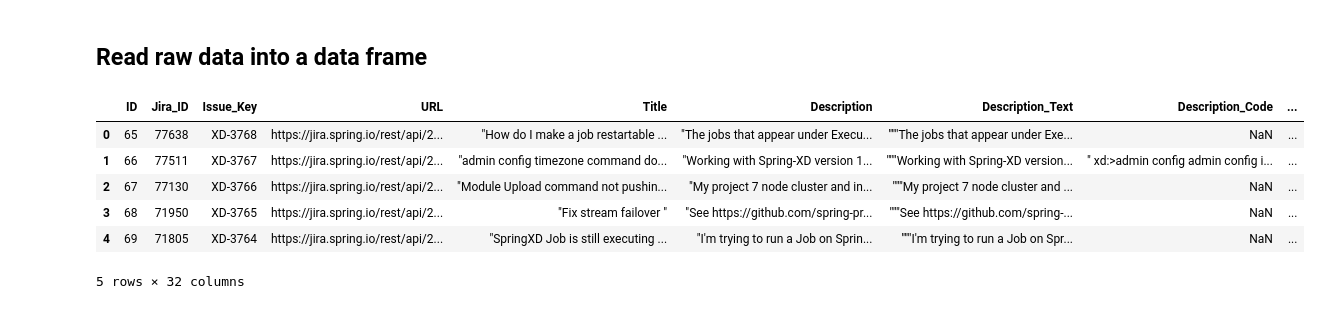
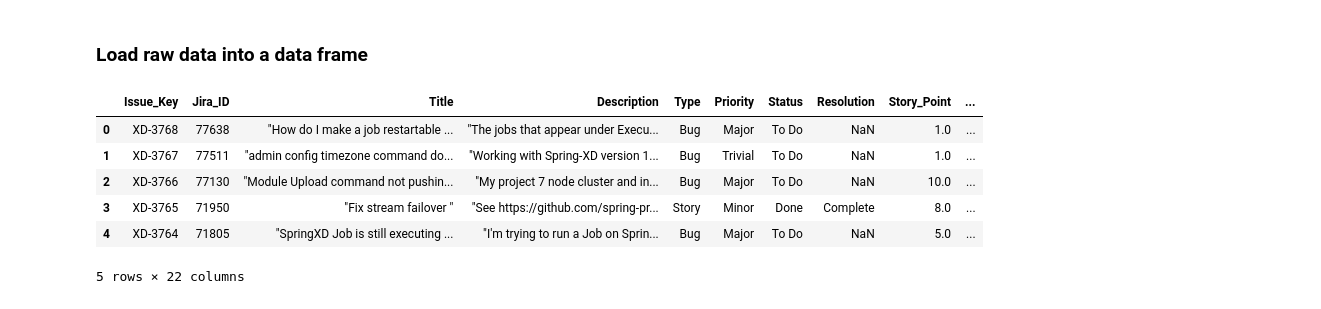
Before and after one commit to Pharoouzy/asee-system-using-fgra-ml, a Jupyter notebook: notebooks/data_exploration.ipynb, the cells around one changed output. Drawn from its saved outputs; the diff is of its cells as text; code cells hidden in the pictures.

```diff
--- a/notebooks/data_exploration.ipynb
+++ b/notebooks/data_exploration.ipynb
@@ -24,13 +32,17 @@ raw_data = DataIngestion().ingest()
 # %% [markdown]
-## Read raw data into a data frame
+### Load raw data into a data frame
 # %%
-df = pd.read_csv(raw_data)
-df.head()
+# Load the dataset
+# data = pd.read_csv(raw_data)
+data = pd.read_csv('../data/raw/raw_data_full_.csv')
+
+# Display the first few rows to inspect the structure
+data.head()
 # %% [output]
-|  | ID | Jira_ID | Issue_Key | URL | Title | Description | Description_Text | Description_Code | ... |
-| 0 | 65 | 77638 | XD-3768 | https://jira.spring.io/rest/api/2... | "How do I make a job restartable ... | "The jobs that appear under Execu... | """The jobs that appear under Exe... | NaN | ... |
-| 1 | 66 | 77511 | XD-3767 | https://jira.spring.io/rest/api/2... | "admin config timezone command do... | "Working with Spring-XD version 1... | """Working with Spring-XD version... | " xd:>admin config admin config i... | ... |
-| 2 | 67 | 77130 | XD-3766 | https://jira.spring.io/rest/api/2... | "Module Upload command not pushin... | "My project 7 node cluster and in... | """My project 7 node cluster and ... | NaN | ... |
-| 3 | 68 | 71950 | XD-3765 | https://jira.spring.io/rest/api/2... | "Fix stream failover " | "See https://github.com/spring-pr... | """See https://github.com/spring-... | NaN | ... |
-| 4 | 69 | 71805 | XD-3764 | https://jira.spring.io/rest/api/2... | "SpringXD Job is still executing ... | "I'm trying to run a Job on Sprin... | """I'm trying to run a Job on Spr... | NaN | ... |
+|  | Issue_Key | Jira_ID | Title | Description | Type | Priority | Status | Resolution | Story_Point | ... |
+| 0 | XD-3768 | 77638 | "How do I make a job restartable ... | "The jobs that appear under Execu... | Bug | Major | To Do | NaN | 1.0 | ... |
+| 1 | XD-3767 | 77511 | "admin config timezone command do... | "Working with Spring-XD version 1... | Bug | Trivial | To Do | NaN | 1.0 | ... |
+| 2 | XD-3766 | 77130 | "Module Upload command not pushin... | "My project 7 node cluster and in... | Bug | Major | To Do | NaN | 10.0 | ... |
+| 3 | XD-3765 | 71950 | "Fix stream failover " | "See https://github.com/spring-pr... | Story | Minor | Done | Complete | 8.0 | ... |
+| 4 | XD-3764 | 71805 | "SpringXD Job is still executing ... | "I'm trying to run a Job on Sprin... | Bug | Major | To Do | NaN | 5.0 | ... |
-5 rows × 32 columns
+5 rows × 22 columns
```
Also changed, not shown: parts of 49 cells of this notebook, 4 other files.
